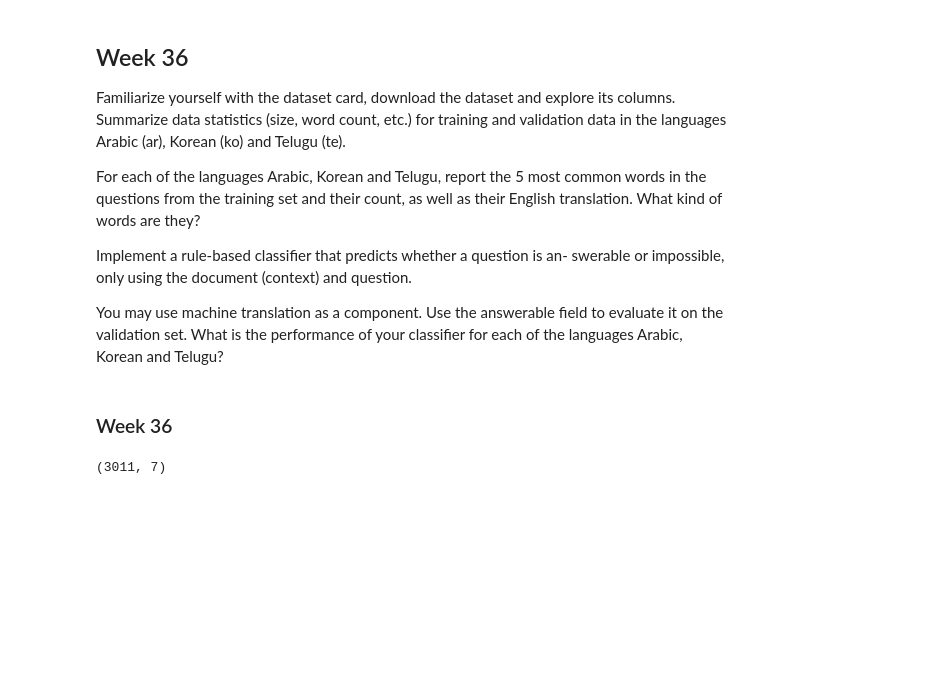
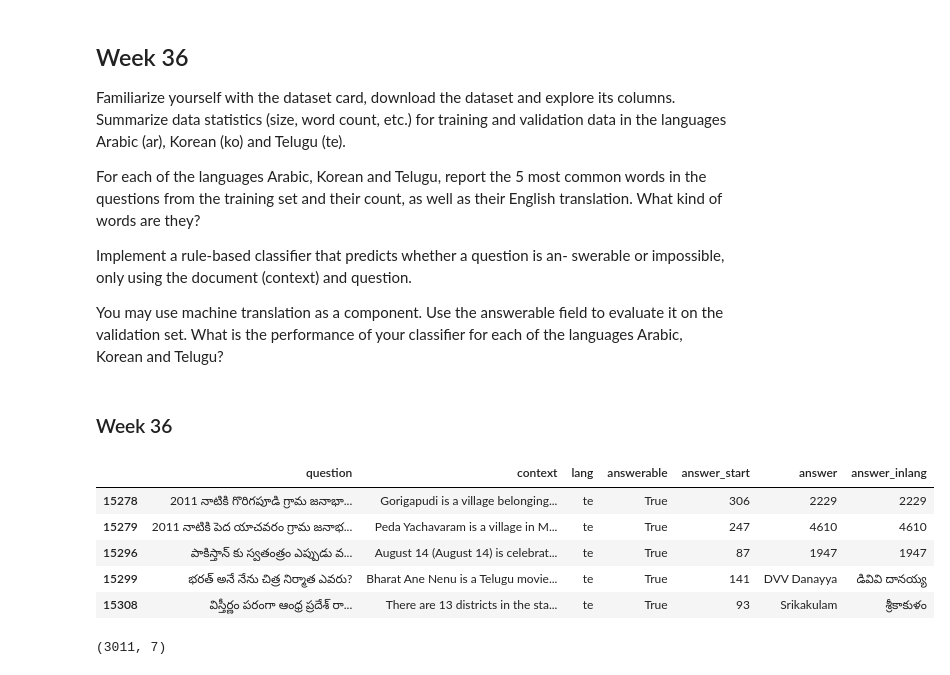
Before and after one commit to DNedilko/nlp-course-project, a Jupyter notebook: daryna's notebook-2.ipynb, the cells around one changed output. Saved outputs shown, nothing was run; the diff lists cells and outputs as text; code cells hidden in the pictures; blank space fills up the shorter version.

```diff
--- a/daryna's notebook-2.ipynb
+++ b/daryna's notebook-2.ipynb
@@ -29,6 +29,16 @@ import numpy as np
 # %%
 validation_set = pd.read_parquet("data/validation.parquet")
 train_set = pd.read_parquet("data/train.parquet")
+# %%
+telugu_train = train_set[train_set["lang"] == "te"]
+telugu_train.dropna()[telugu_train["answerable"] == True]
+# %% [output]
+|  | question | context | lang | answerable | answer_start | answer | answer_inlang |
+| 15278 | 2011 నాటికి గొరిగపూడి గ్రామ జనాభా... | Gorigapudi is a village belonging... | te | True | 306 | 2229 | 2229 |
+| 15279 | 2011 నాటికి పెద యాచవరం గ్రామ జనాభ... | Peda Yachavaram is a village in M... | te | True | 247 | 4610 | 4610 |
+| 15296 | పాకిస్తాన్ కు స్వతంత్రం ఎప్పుడు వ... | August 14 (August 14) is celebrat... | te | True | 87 | 1947 | 1947 |
+| 15299 | భరత్ అనే నేను చిత్ర నిర్మాత ఎవరు? | Bharat Ane Nenu is a Telugu movie... | te | True | 141 | DVV Danayya | డివివి దానయ్య |
+| 15308 | విస్తీర్ణం పరంగా ఆంధ్ర ప్రదేశ్ రా... | There are 13 districts in the sta... | te | True | 93 | Srikakulam | శ్రీకాకుళం |
 # %%
 validation_set.shape
 # %% [output]
```
Also changed, not shown: parts of 2 cells of this notebook.
